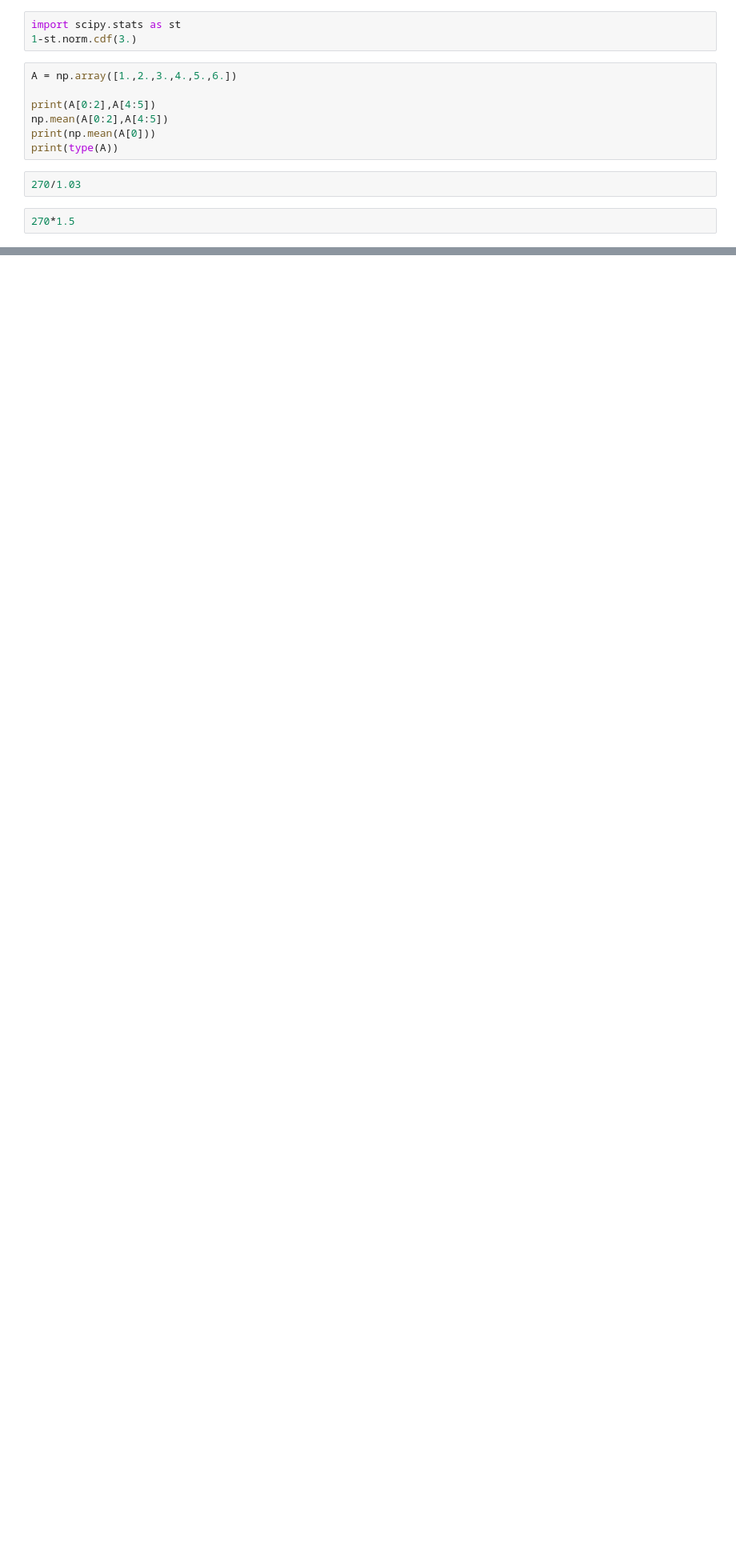
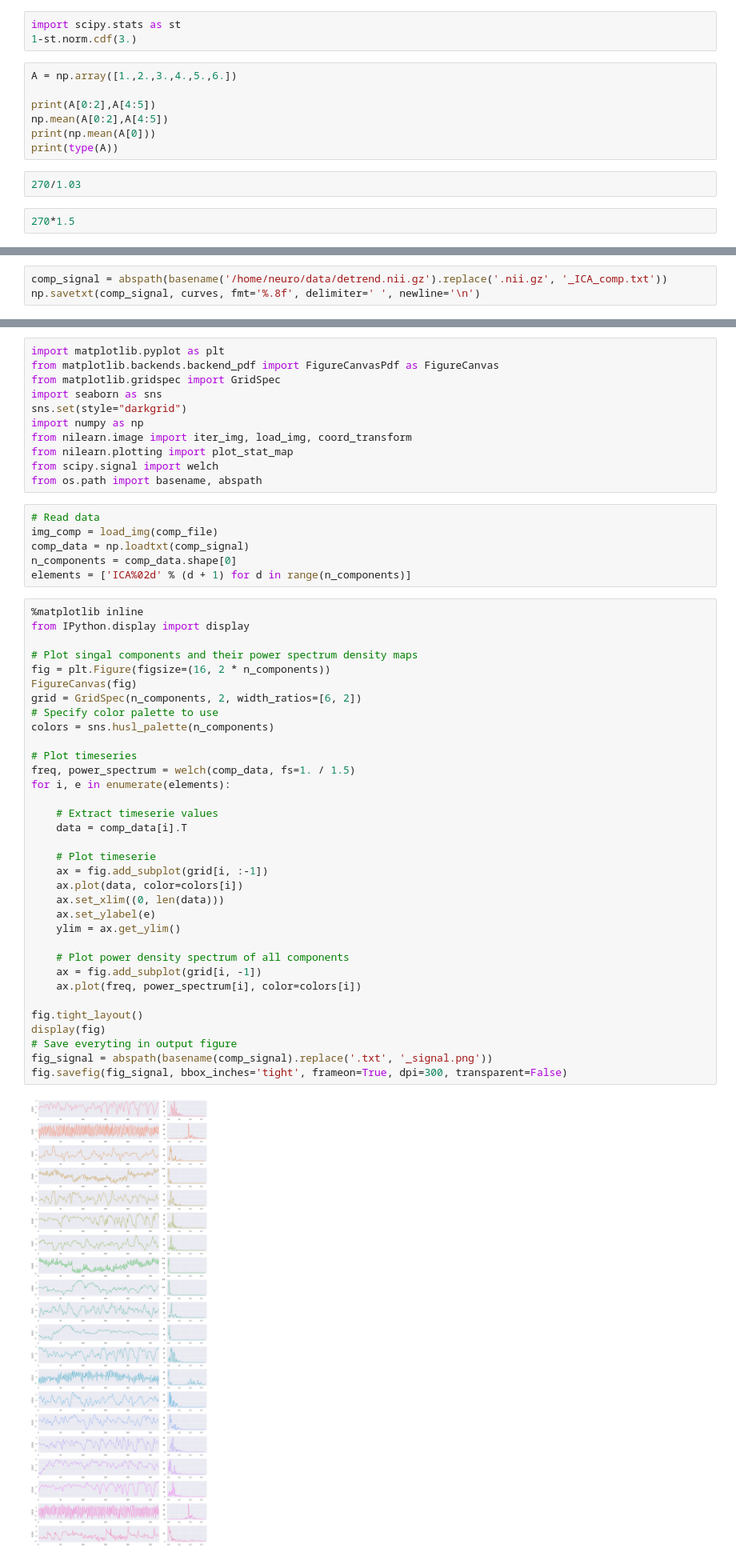
Before and after one commit to LMN-Marburg/internship_fps, a Jupyter notebook: code/data_analysis_fps.ipynb, the cells around one changed output, grey strips where cells are left out. Shown at 80% size. Saved outputs shown, nothing was run; the diff lists cells and outputs as text; blank space fills up the shorter version.

```diff
--- a/code/data_analysis_fps.ipynb
+++ b/code/data_analysis_fps.ipynb
@@ -227,0 +277,3 @@ print(type(A))
+# %%
+comp_signal = abspath(basename('/home/neuro/data/detrend.nii.gz').replace('.nii.gz', '_ICA_comp.txt'))
+np.savetxt(comp_signal, curves, fmt='%.8f', delimiter=' ', newline='\n')
@@ -227,0 +282,53 @@ print(type(A))
+# %%
+import matplotlib.pyplot as plt
+from matplotlib.backends.backend_pdf import FigureCanvasPdf as FigureCanvas
+from matplotlib.gridspec import GridSpec
+import seaborn as sns
+sns.set(style="darkgrid")
+import numpy as np
+from nilearn.image import iter_img, load_img, coord_transform
+from nilearn.plotting import plot_stat_map
+from scipy.signal import welch
+from os.path import basename, abspath
+# %%
+# Read data
+img_comp = load_img(comp_file)
+comp_data = np.loadtxt(comp_signal)
+n_components = comp_data.shape[0]
+elements = ['ICA%02d' % (d + 1) for d in range(n_components)]
+# %%
+%matplotlib inline
+from IPython.display import display
+
+# Plot singal components and their power spectrum density maps
+fig = plt.Figure(figsize=(16, 2 * n_components))
+FigureCanvas(fig)
+grid = GridSpec(n_components, 2, width_ratios=[6, 2])
+# Specify color palette to use
+colors = sns.husl_palette(n_components)
+
+# Plot timeseries
+freq, power_spectrum = welch(comp_data, fs=1. / 1.5)
+for i, e in enumerate(elements):
+
+    # Extract timeserie values
+    data = comp_data[i].T
+
+    # Plot timeserie
+    ax = fig.add_subplot(grid[i, :-1])
+    ax.plot(data, color=colors[i])
+    ax.set_xlim((0, len(data)))
+    ax.set_ylabel(e)
+    ylim = ax.get_ylim()
+
+    # Plot power density spectrum of all components
+    ax = fig.add_subplot(grid[i, -1])
+    ax.plot(freq, power_spectrum[i], color=colors[i])
+
+fig.tight_layout()
+display(fig)
+# Save everyting in output figure
+fig_signal = abspath(basename(comp_signal).replace('.txt', '_signal.png'))
+fig.savefig(fig_signal, bbox_inches='tight', frameon=True, dpi=300, transparent=False)
+# %% [output]
+[figure, added]
```
Also changed, not shown: parts of 14 cells of this notebook.
